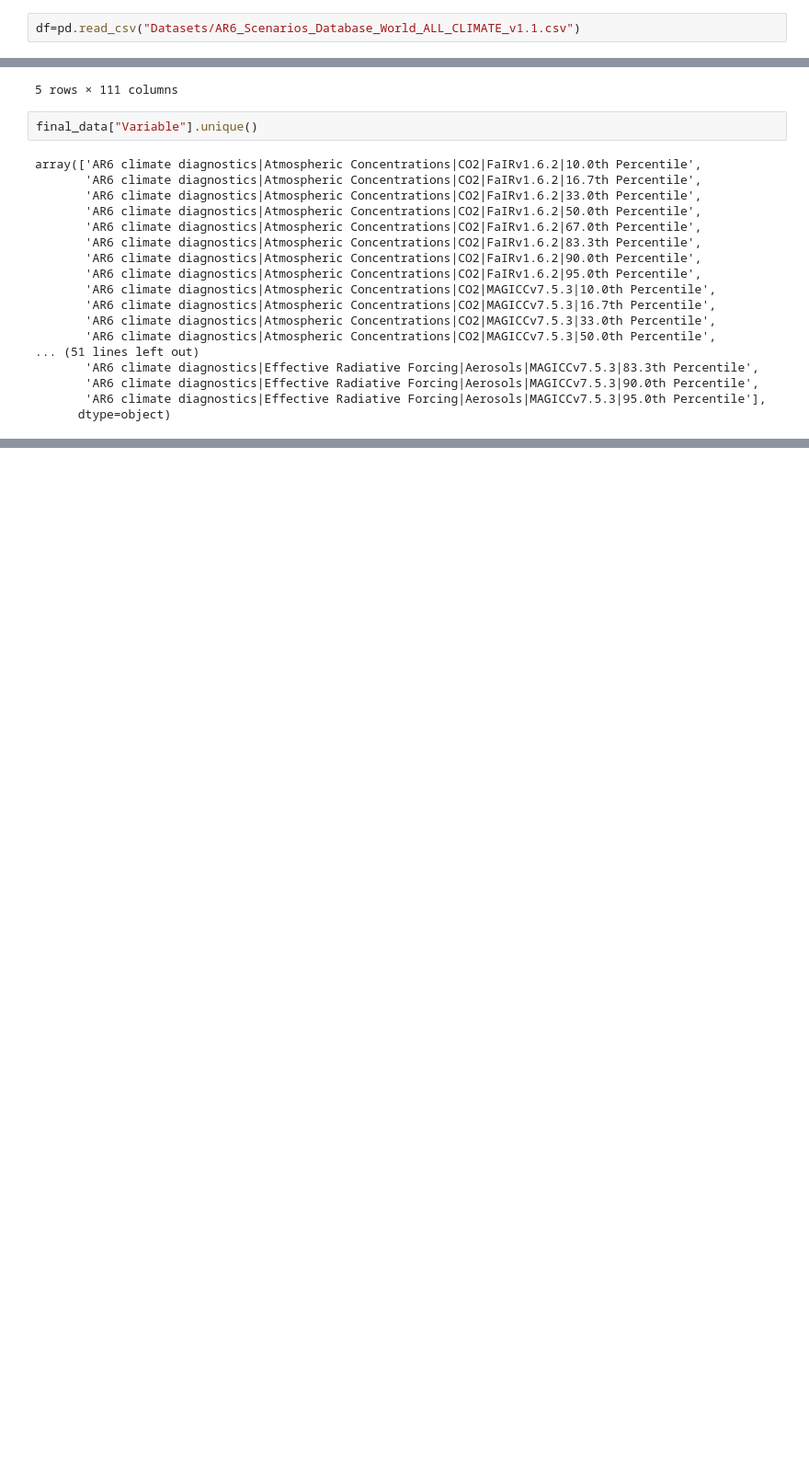
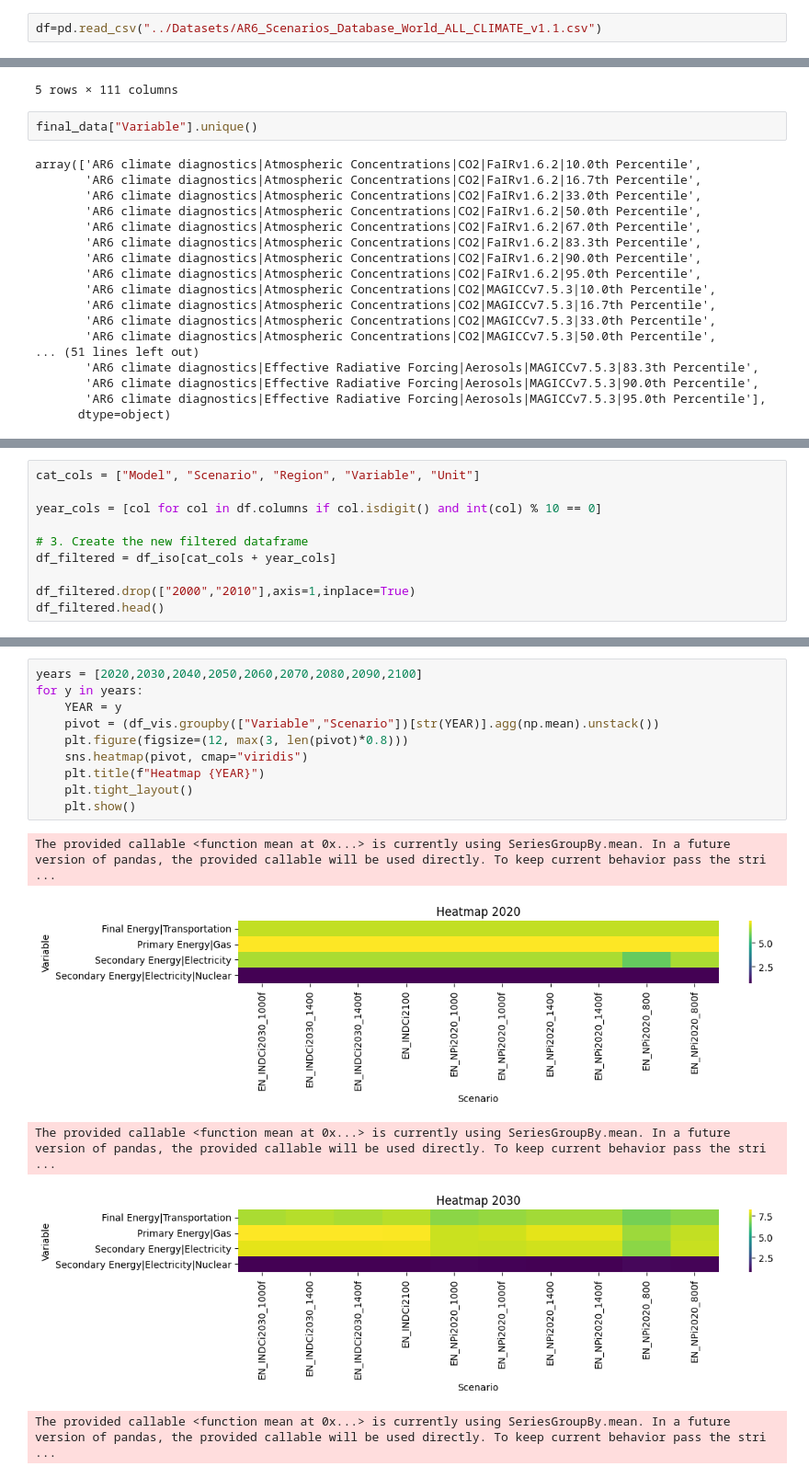
Before and after one commit to Kumar-Ankit-1/Climate_Scenario_HIS_Project, a Jupyter notebook: Data_processing/extract.ipynb, the cells around one changed output, grey strips where cells are left out. Shown at 92% size. Cells and saved outputs as stored; diff of their text form; blank space fills up the shorter version.

```diff
--- a/Data_processing/extract.ipynb
+++ b/Data_processing/extract.ipynb
@@ -2,7 +2,7 @@
 import pandas as pd
 import numpy as np
 # %%
-df=pd.read_csv("Datasets/AR6_Scenarios_Database_World_ALL_CLIMATE_v1.1.csv")
+df=pd.read_csv("../Datasets/AR6_Scenarios_Database_World_ALL_CLIMATE_v1.1.csv")
 # %%
 df.head(10)
 # %% [output]
@@ -371,0 +415,10 @@ final_data.to_csv("Datasets/Extracted_AR6_Scenarios_Database_World_ALL_CLIMATE_v
+# %%
+cat_cols = ["Model", "Scenario", "Region", "Variable", "Unit"]
+
+year_cols = [col for col in df.columns if col.isdigit() and int(col) % 10 == 0]
+
+# 3. Create the new filtered dataframe
+df_filtered = df_iso[cat_cols + year_cols]
+
+df_filtered.drop(["2000","2010"],axis=1,inplace=True)
+df_filtered.head()
@@ -371,0 +669,16 @@ final_data.to_csv("Datasets/Extracted_AR6_Scenarios_Database_World_ALL_CLIMATE_v
+# %%
+years = [2020,2030,2040,2050,2060,2070,2080,2090,2100]
+for y in years:
+    YEAR = y
+    pivot = (df_vis.groupby(["Variable","Scenario"])[str(YEAR)].agg(np.mean).unstack())
+    plt.figure(figsize=(12, max(3, len(pivot)*0.8)))
+    sns.heatmap(pivot, cmap="viridis")
+    plt.title(f"Heatmap {YEAR}")
+    plt.tight_layout()
+    plt.show()
+# %% [output]
+The provided callable <function mean at 0x...> is currently using SeriesGroupBy.mean. In a future version of pandas, the provided callable will be used directly. To keep current behavior pass the stri ...
+[figure, added]
+The provided callable <function mean at 0x...> is currently using SeriesGroupBy.mean. In a future version of pandas, the provided callable will be used directly. To keep current behavior pass the stri ...
+[figure, added]
+The provided callable <function mean at 0x...> is currently using SeriesGroupBy.mean. In a future version of pandas, the provided callable will be used directly. To keep current behavior pass the stri ...
```
Also changed, not shown: parts of 22 cells of this notebook, 2 other files.
